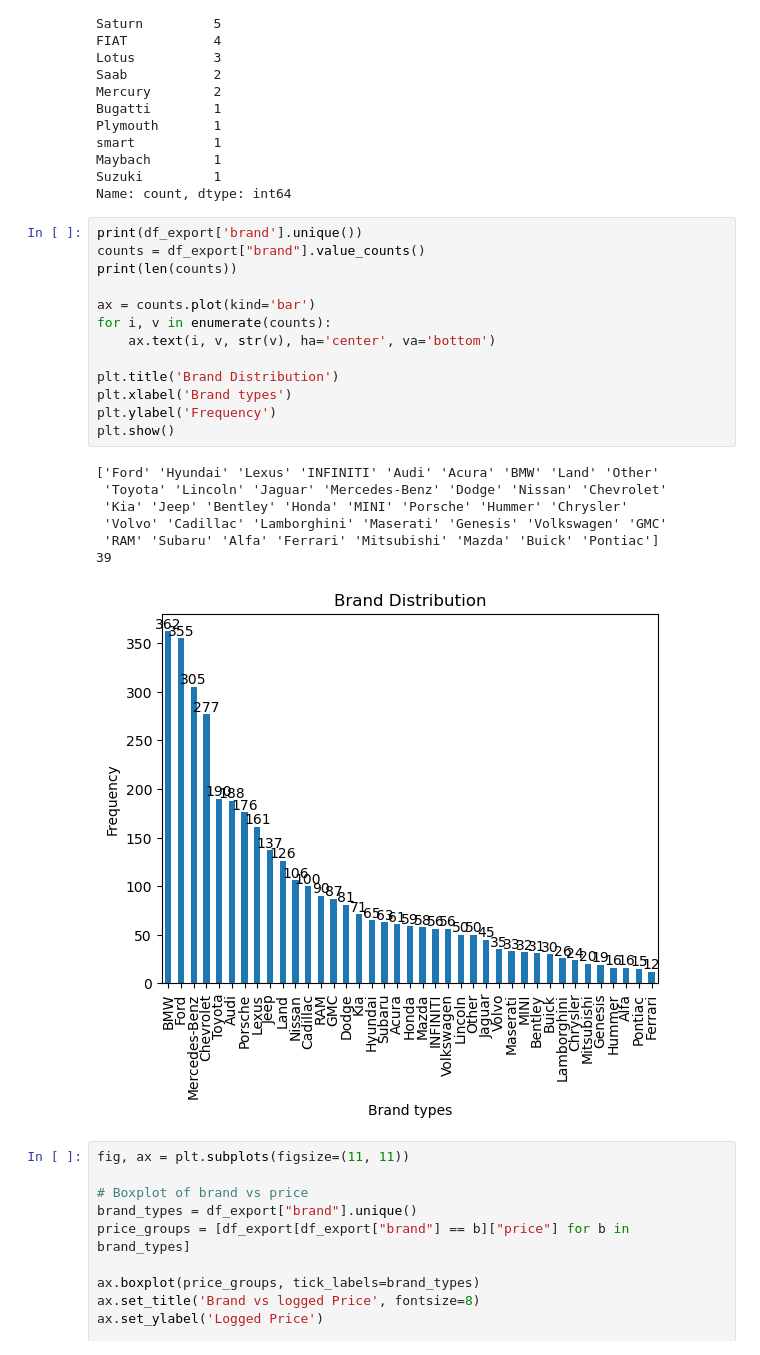
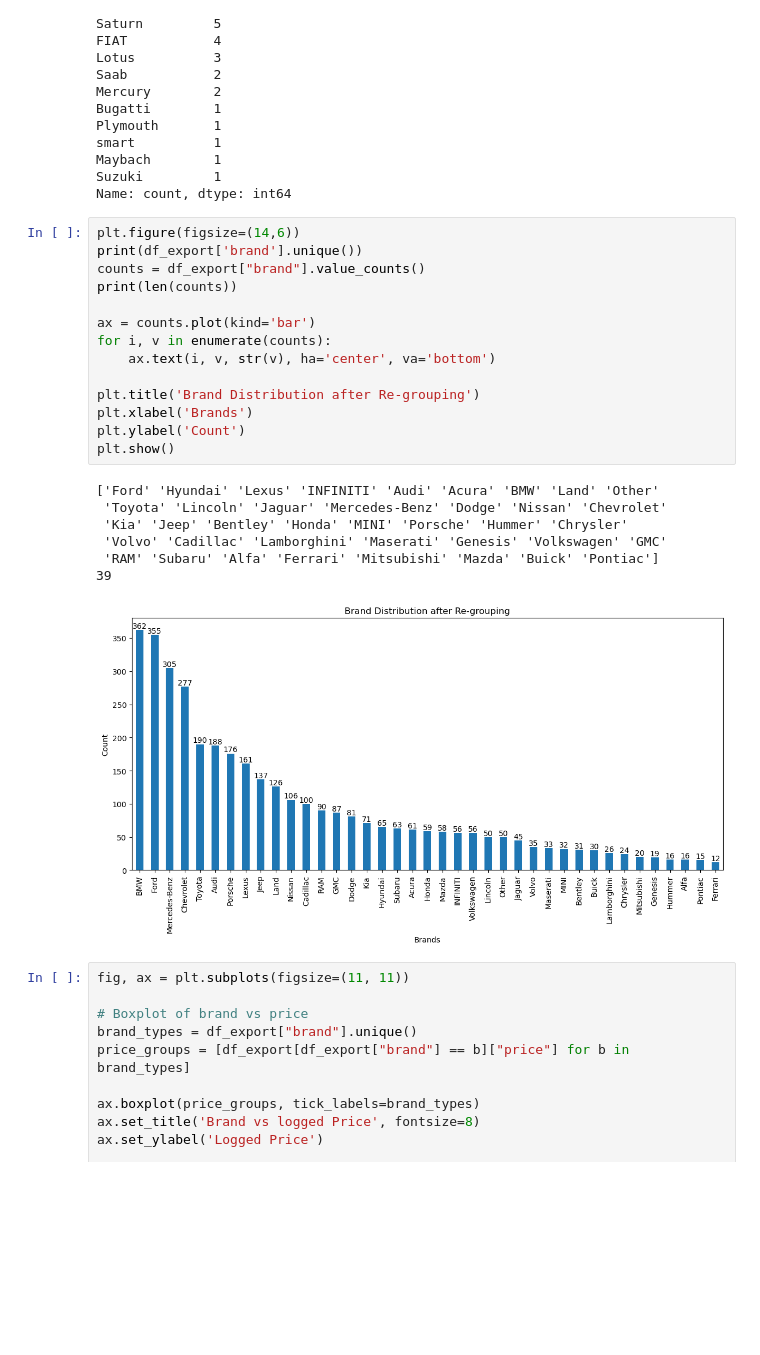
Before and after one commit to JustinTrenchcoat/Bayesian_Stat_2026, a Jupyter notebook: EDA.ipynb, the cells around one changed output. Cells and saved outputs as stored; diff of their text form; blank space fills up the shorter version.

```diff
--- a/EDA.ipynb
+++ b/EDA.ipynb
@@ -139,26 +139,27 @@ Maybach        1
 Suzuki         1
 Name: count, dtype: int64
 # %%
+plt.figure(figsize=(14,6))
 print(df_export['brand'].unique())
 counts = df_export["brand"].value_counts()
 print(len(counts))
 
 ax = counts.plot(kind='bar')
 for i, v in enumerate(counts):
     ax.text(i, v, str(v), ha='center', va='bottom')
 
-plt.title('Brand Distribution')
-plt.xlabel('Brand types')
-plt.ylabel('Frequency')
+plt.title('Brand Distribution after Re-grouping')
+plt.xlabel('Brands')
+plt.ylabel('Count')
 plt.show()
 # %% [output]
 ['Ford' 'Hyundai' 'Lexus' 'INFINITI' 'Audi' 'Acura' 'BMW' 'Land' 'Other'
  'Toyota' 'Lincoln' 'Jaguar' 'Mercedes-Benz' 'Dodge' 'Nissan' 'Chevrolet'
  'Kia' 'Jeep' 'Bentley' 'Honda' 'MINI' 'Porsche' 'Hummer' 'Chrysler'
  'Volvo' 'Cadillac' 'Lamborghini' 'Maserati' 'Genesis' 'Volkswagen' 'GMC'
  'RAM' 'Subaru' 'Alfa' 'Ferrari' 'Mitsubishi' 'Mazda' 'Buick' 'Pontiac']
 39
-[figure, old version]
+[figure, new version]
 # %%
 fig, ax = plt.subplots(figsize=(11, 11))
 
```
Also changed, not shown: parts of 2 cells of this notebook.
